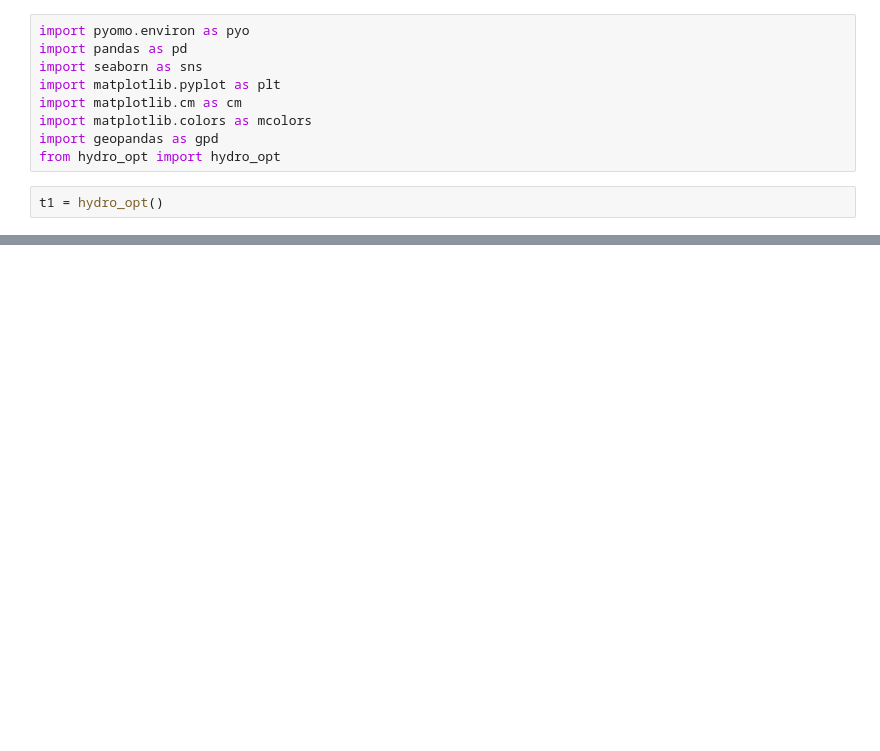
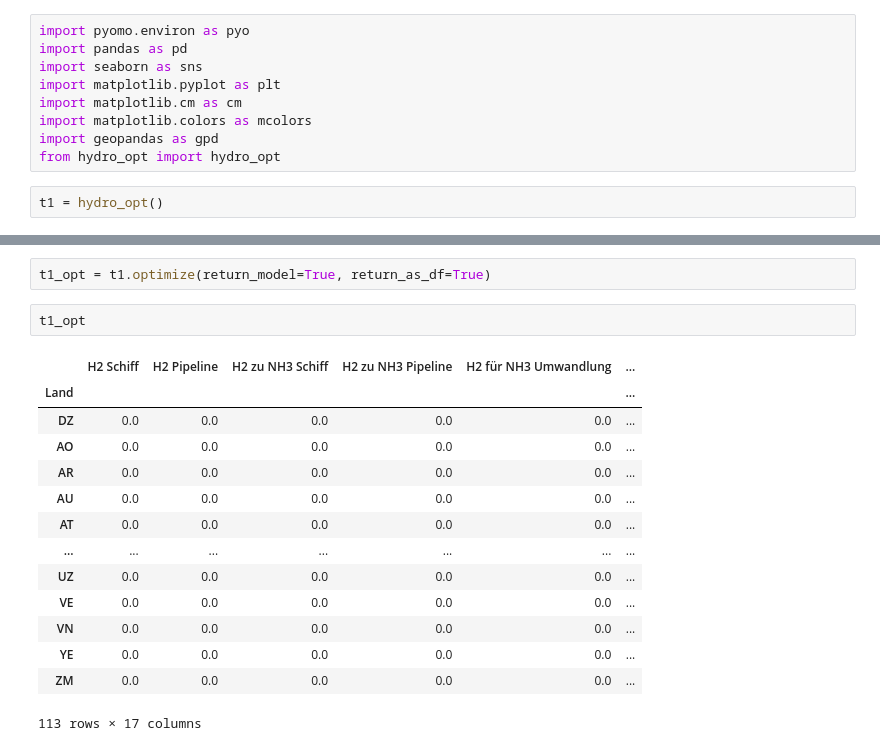
Before and after one commit to FaKurz/hydro_opt, a Jupyter notebook: demonstration.ipynb, the cells around one changed output, grey strips where cells are left out. Cells and saved outputs as stored; diff of their text form; blank space fills up the shorter version.

```diff
--- a/demonstration.ipynb
+++ b/demonstration.ipynb
@@ -35,0 +32,19 @@ class hydro_opt(builtins.object)
+# %%
+t1_opt = t1.optimize(return_model=True, return_as_df=True)
+# %%
+t1_opt
+# %% [output]
+|  | H2 Schiff | H2 Pipeline | H2 zu NH3 Schiff | H2 zu NH3 Pipeline | H2 für NH3 Umwandlung | ... |
+| Land |  |  |  |  |  | ... |
+| DZ | 0.0 | 0.0 | 0.0 | 0.0 | 0.0 | ... |
+| AO | 0.0 | 0.0 | 0.0 | 0.0 | 0.0 | ... |
+| AR | 0.0 | 0.0 | 0.0 | 0.0 | 0.0 | ... |
+| AU | 0.0 | 0.0 | 0.0 | 0.0 | 0.0 | ... |
+| AT | 0.0 | 0.0 | 0.0 | 0.0 | 0.0 | ... |
+| ... | ... | ... | ... | ... | ... | ... |
+| UZ | 0.0 | 0.0 | 0.0 | 0.0 | 0.0 | ... |
+| VE | 0.0 | 0.0 | 0.0 | 0.0 | 0.0 | ... |
+| VN | 0.0 | 0.0 | 0.0 | 0.0 | 0.0 | ... |
+| YE | 0.0 | 0.0 | 0.0 | 0.0 | 0.0 | ... |
+| ZM | 0.0 | 0.0 | 0.0 | 0.0 | 0.0 | ... |
+113 rows × 17 columns
```
Also changed, not shown: parts of 7 cells of this notebook, 2 other files.
